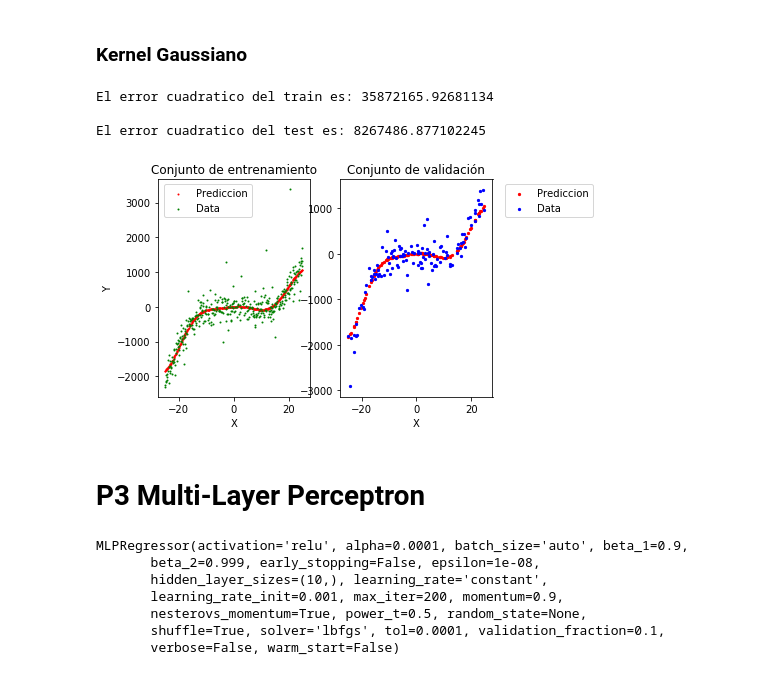
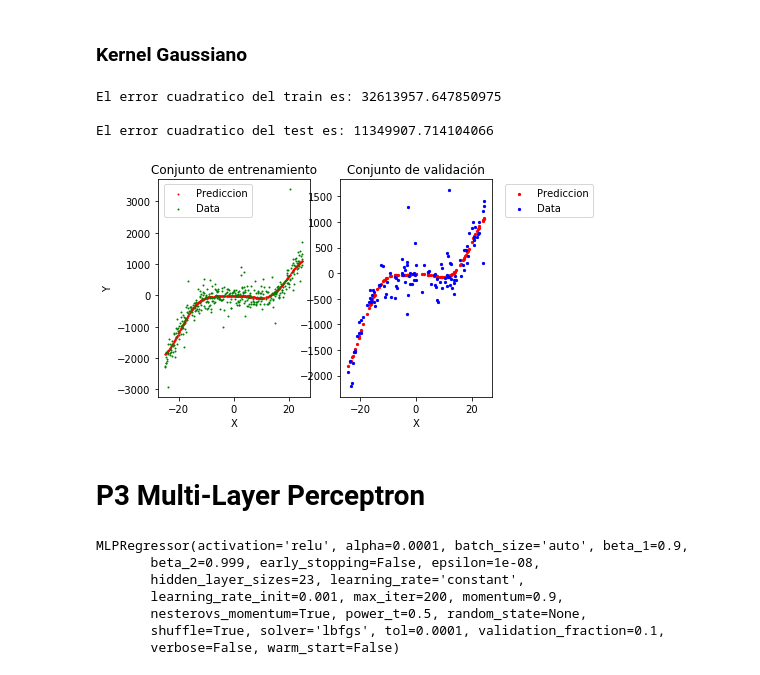
Before and after one commit to martinKindall/aprendizaje_bayesiano, a Jupyter notebook: Tarea1/tarea1_martin_cornejo.ipynb, the cells around one changed output. Saved outputs shown, nothing was run; the diff lists cells and outputs as text; code cells hidden in the pictures.

```diff
--- a/Tarea1/tarea1_martin_cornejo.ipynb
+++ b/Tarea1/tarea1_martin_cornejo.ipynb
@@ -191,7 +211,7 @@ El error cuadratico del test es: 8047436.125892701
 # %% [markdown]
 ### Kernel Gaussiano
 # %%
-ker_regr = KernelRidge(kernel="rbf", gamma=0.007)
+ker_regr = KernelRidge(kernel="rbf", gamma=0.0055)
 
 x_train = training[:,0].reshape(-1, 1)
 y_train = training[:,1].reshape(-1, 1)
@@ -201,46 +221,46 @@ y_train = training[:,1].reshape(-1, 1)
 x_test = test[:,0].reshape(-1, 1)
 y_test = test[:,1].reshape(-1, 1)
 
 #entrenamiento
 ker_regr.fit(x_train, y_train)
 
 #prediccicones
 ker_pred_cal_train = ker_regr.predict(x_train)
 ker_pred_cal_test = ker_regr.predict(x_test)
 
 f, figures = plt.subplots(1, 2)
 figures[0].scatter(training[:,0],ker_pred_cal_train, c ='r', s=1)
 figures[0].scatter(training[:,0],training[:,1], c='g', s=1)
 figures[0].set_xlabel("X")
 figures[0].set_ylabel("Y")
 figures[0].set_title("Conjunto de entrenamiento")
 figures[0].legend(["Prediccion","Data"], bbox_to_anchor=(0.65, 1))
 
 figures[1].scatter(test[:,0],ker_pred_cal_test, c ='r', s=5)
 figures[1].scatter(test[:,0],test[:,1], c='b', s=5)
 figures[1].set_xlabel("X")
 figures[1].set_title("Conjunto de validación")
 figures[1].legend(["Prediccion","Data"], bbox_to_anchor=(1.05, 1))
 
 print("")
 print("El error cuadratico del train es: " + str(errorCuadratico(x_train,ker_pred_cal_train, y_train)))
 print("")
 print("El error cuadratico del test es: " + str(errorCuadratico(x_test,ker_pred_cal_test, y_test)))
 # %% [output]
-El error cuadratico del train es: 35872165.92681134
+El error cuadratico del train es: 32613957.647850975
 
-El error cuadratico del test es: 8267486.877102245
+El error cuadratico del test es: 11349907.714104066
-[figure, old version]
+[figure, new version]
 # %% [markdown]
 # P3 Multi-Layer Perceptron
 # %%
-red = MLPRegressor(hidden_layer_sizes=(10,), solver='lbfgs')
+red = MLPRegressor(hidden_layer_sizes=(23), solver='lbfgs')
 
 red.fit(x_train, y_train)
 # %% [output]
 MLPRegressor(activation='relu', alpha=0.0001, batch_size='auto', beta_1=0.9,
        beta_2=0.999, early_stopping=False, epsilon=1e-08,
-       hidden_layer_sizes=(10,), learning_rate='constant',
+       hidden_layer_sizes=23, learning_rate='constant',
        learning_rate_init=0.001, max_iter=200, momentum=0.9,
        nesterovs_momentum=True, power_t=0.5, random_state=None,
        shuffle=True, solver='lbfgs', tol=0.0001, validation_fraction=0.1,
```
Also changed, not shown: parts of 10 cells of this notebook.
